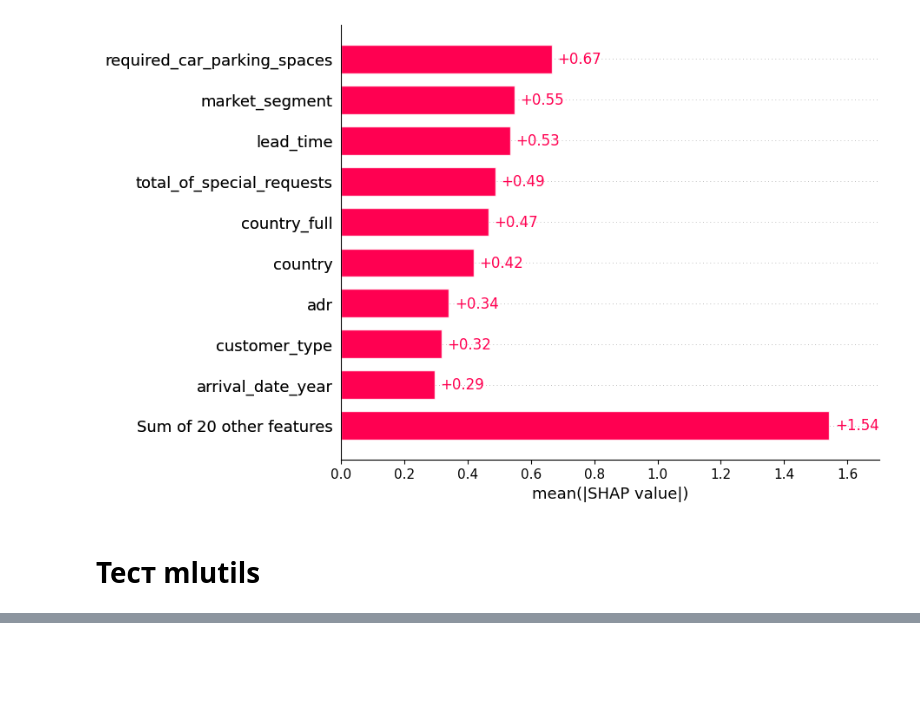
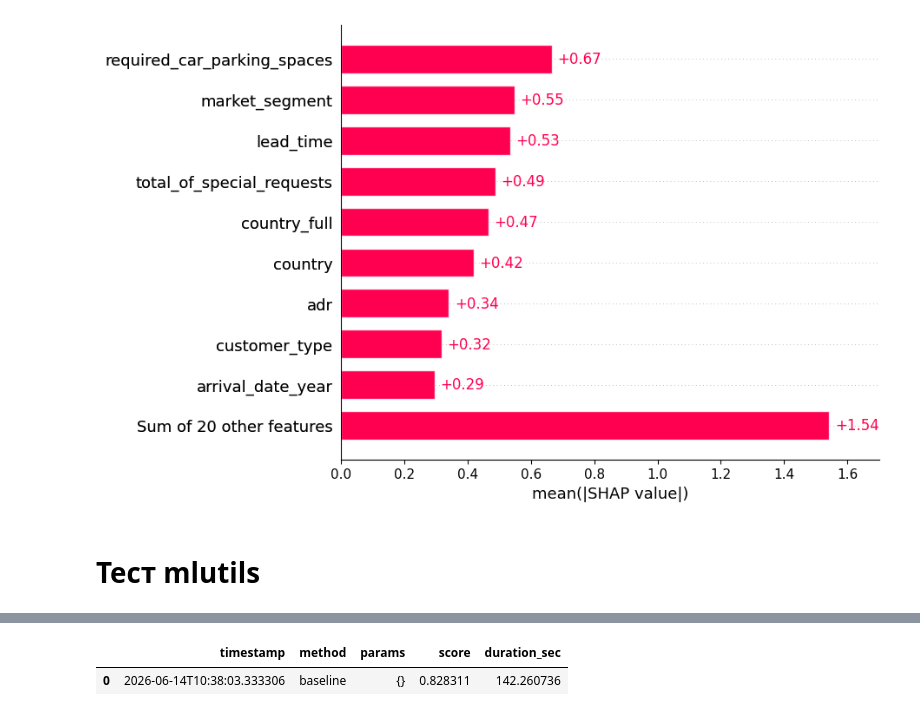
Before and after one commit to Vysokodelovoi/IAD_GP, a Jupyter notebook: baseline.ipynb, the cells around one changed output, grey strips where cells are left out. Saved outputs shown, nothing was run; the diff lists cells and outputs as text; code cells hidden in the pictures; blank space fills up the shorter version.

Commit message:
Fixed ml_utils problems, added example of usage in baseline.ipynb, added gitignore for parquet files

```diff
--- a/baseline.ipynb
+++ b/baseline.ipynb
@@ -189,0 +211,5 @@ RuntimeError: Cannot clone object CatBoostClassifier(cat_features=['hotel', 'arr
+# %%
+load_results()
+# %% [output]
+|  | timestamp | method | params | score | duration_sec |
+| 0 | 2026-06-14T10:38:03.333306 | baseline | {} | 0.828311 | 142.260736 |
```
Also changed, not shown: parts of 1 cell of this notebook, 2 other files.
